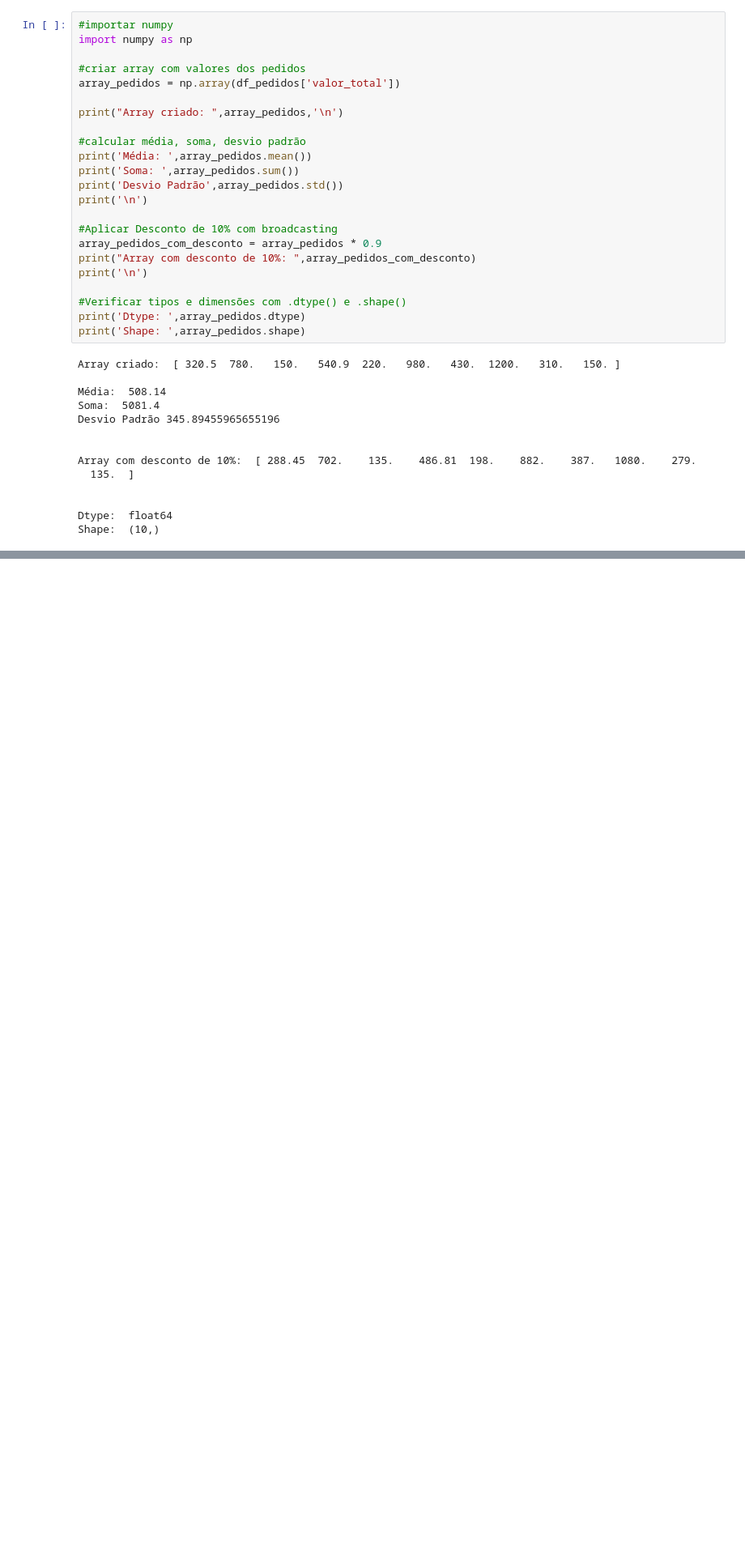
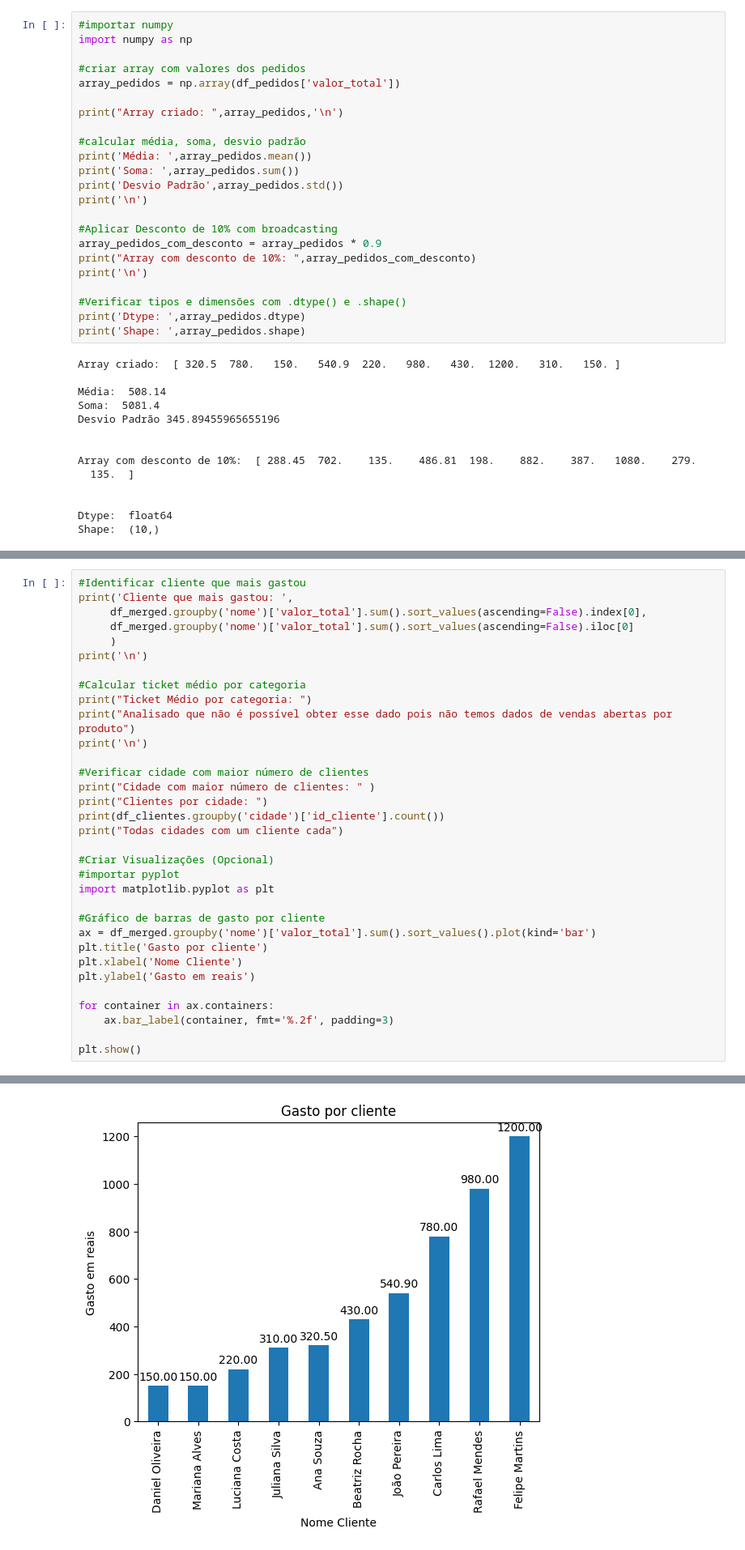
Before and after one commit to gsbertho/DevInHouse-Clamed-V4, a Jupyter notebook: Entregas_Trello/M1S05/Estudo Pandas.ipynb, the cells around one changed output, grey strips where cells are left out. Shown at 81% size. Saved outputs shown, nothing was run; the diff lists cells and outputs as text; blank space fills up the shorter version.

```diff
--- a/Entregas_Trello/M1S05/Estudo Pandas.ipynb
+++ b/Entregas_Trello/M1S05/Estudo Pandas.ipynb
@@ -199,0 +203,34 @@ Shape:  (10,)
+# %%
+#Identificar cliente que mais gastou
+print('Cliente que mais gastou: ',
+     df_merged.groupby('nome')['valor_total'].sum().sort_values(ascending=False).index[0],
+     df_merged.groupby('nome')['valor_total'].sum().sort_values(ascending=False).iloc[0]
+     )
+print('\n')
+
+#Calcular ticket médio por categoria
+print("Ticket Médio por categoria: ")
+print("Analisado que não é possível obter esse dado pois não temos dados de vendas abertas por produto")
+print('\n')
+
+#Verificar cidade com maior número de clientes
+print("Cidade com maior número de clientes: " )
+print("Clientes por cidade: ")
+print(df_clientes.groupby('cidade')['id_cliente'].count())
+print("Todas cidades com um cliente cada")
+
+#Criar Visualizações (Opcional)
+#importar pyplot
+import matplotlib.pyplot as plt
+
+#Gráfico de barras de gasto por cliente
+ax = df_merged.groupby('nome')['valor_total'].sum().sort_values().plot(kind='bar')
+plt.title('Gasto por cliente')
+plt.xlabel('Nome Cliente')
+plt.ylabel('Gasto em reais')
+
+for container in ax.containers:
+    ax.bar_label(container, fmt='%.2f', padding=3)
+
+plt.show()
+# %% [output]
@@ -199,0 +254 @@ Shape:  (10,)
+[figure, added]
```
Also changed, not shown: parts of 6 cells of this notebook.
